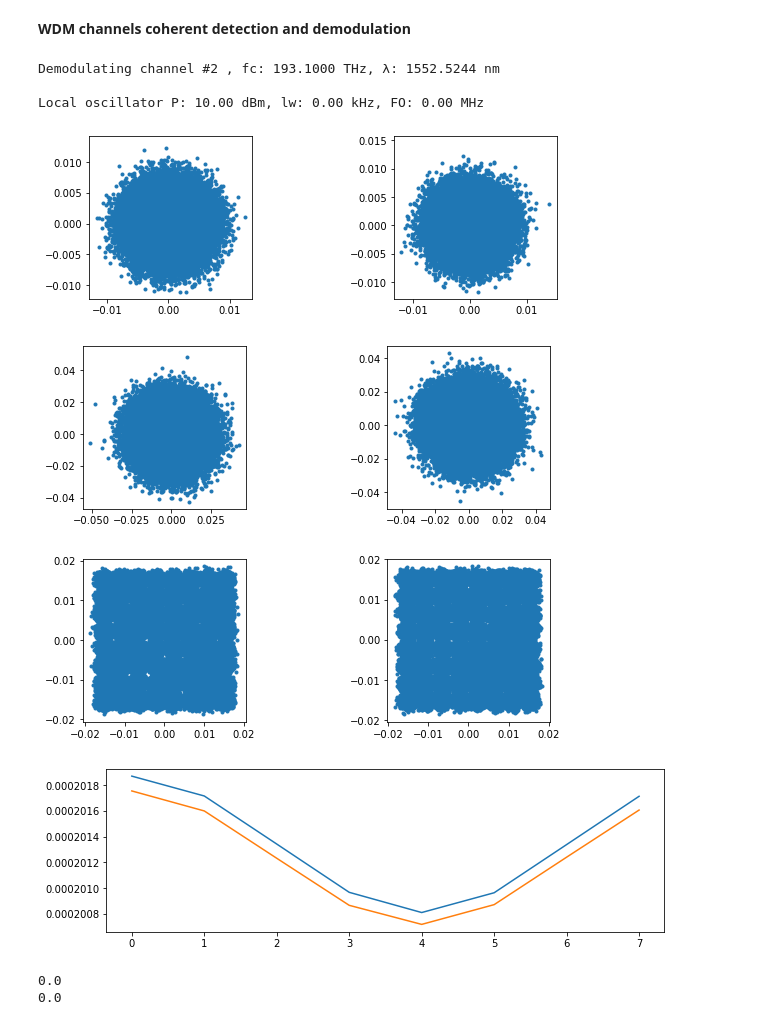
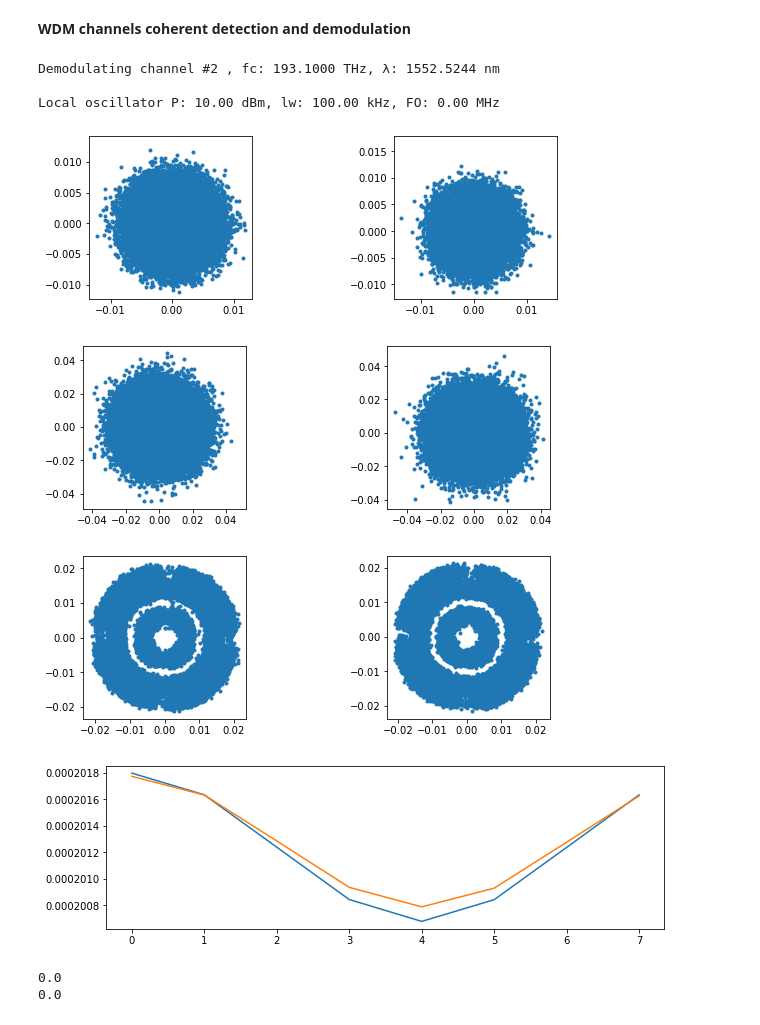
Before and after one commit to edsonportosilva/OptiCommPy, a Jupyter notebook: jupyter notebooks/Adaptive equalization.ipynb, the cells around one changed output. Drawn from its saved outputs; the diff is of its cells as text; code cells hidden in the pictures.

```diff
--- a/jupyter notebooks/Adaptive equalization.ipynb
+++ b/jupyter notebooks/Adaptive equalization.ipynb
@@ -90,10 +90,10 @@ manakovSSF(Ei, Fs, paramCh)
 # %%
 # Parâmetros do transmissor:
 param = parameters()
-param.M   = 64           # ordem do formato de modulação
+param.M   = 16           # ordem do formato de modulação
 param.Rs  = 32e9         # taxa de sinalização [baud]
 param.SpS = 8            # número de amostras por símbolo
-param.Nbits = 600000     # número de bits
+param.Nbits = 400000     # número de bits
 param.pulse = 'rrc'      # formato de pulso
 param.Ntaps = 4096       # número de coeficientes do filtro RRC
 param.alphaRRC = 0.01    # rolloff do filtro RRC
@@ -123,7 +123,7 @@ total WDM signal power: 7.99 dBm
 # %% [markdown]
 **Nonlinear fiber propagation with the split-step Fourier method**
 # %%
-linearChannel = Fa
+linearChannel = True
 
 # optical channel parameters
 paramCh = parameters()
@@ -177,9 +177,9 @@ print('Demodulating channel #%d , fc: %.4f THz, λ: %.4f nm\n'\
 symbTx = transmSymbols[:,:,chIndex]
 
 # local oscillator (LO) parameters:
-FO      = 0*64e6                  # frequency offset
+FO      = 0*64e6                # frequency offset
 Δf_lo   = freqGrid[chIndex]+FO  # downshift of the channel to be demodulated
-lw      = 0*100e3               # linewidth
+lw      = 100e3                 # linewidth
 Plo_dBm = 10                    # power in dBm
 Plo     = 10**(Plo_dBm/10)*1e-3 # power in W
 ϕ_lo    = 0                     # initial phase in rad
@@ -204,37 +204,37 @@ ax2.plot(sigRx[0::param.SpS,1].real, sigRx[0::param.SpS,1].imag,'.')
 ax2.axis('square');
 
 # Rx filtering
 
 # Matched filter
 if param.pulse == 'nrz':
     pulse = pulseShape('nrz', param.SpS)
 elif param.pulse == 'rrc':
     pulse = pulseShape('rrc', param.SpS, N=param.Ntaps, alpha=param.alphaRRC, Ts=1/param.Rs)
 
 pulse = pulse/np.max(np.abs(pulse))
 sigRx = firFilter(pulse, sigRx)
 
 fig, (ax1, ax2) = plt.subplots(1, 2)
 ax1.plot(sigRx[0::param.SpS,0].real, sigRx[0::param.SpS,0].imag,'.')
 ax1.axis('square');
 ax2.plot(sigRx[0::param.SpS,1].real, sigRx[0::param.SpS,1].imag,'.')
 ax2.axis('square');
 
 # CD compensation
 sigRx = edc(sigRx, paramCh.Ltotal, paramCh.D, Fc-Δf_lo, Fa)
 
 fig, (ax1, ax2) = plt.subplots(1, 2)
 ax1.plot(sigRx[0::param.SpS,0].real, sigRx[0::param.SpS,0].imag,'.')
 ax1.axis('square');
 ax2.plot(sigRx[0::param.SpS,1].real, sigRx[0::param.SpS,1].imag,'.')
 ax2.axis('square');
 # %% [output]
 Demodulating channel #2 , fc: 193.1000 THz, λ: 1552.5244 nm
 
-Local oscillator P: 10.00 dBm, lw: 0.00 kHz, FO: 0.00 MHz
+Local oscillator P: 10.00 dBm, lw: 100.00 kHz, FO: 0.00 MHz
-[figure, old version]
+[figure, new version]
-[figure, old version]
+[figure, new version]
-[figure, old version]
+[figure, new version]
 # %%
 # simple timing recovery
 sampDelay = np.zeros(sigRx.shape[1])
@@ -251,7 +251,7 @@ for k in range(0, sigRx.shape[1]):
 
 sigRx = sigRx_
 # %% [output]
-[figure, old version]
+[figure, new version]
 # %%
 # calculate time delay due to walkoff
 
```
Also changed, not shown: parts of 17 cells of this notebook, 1 other file.
